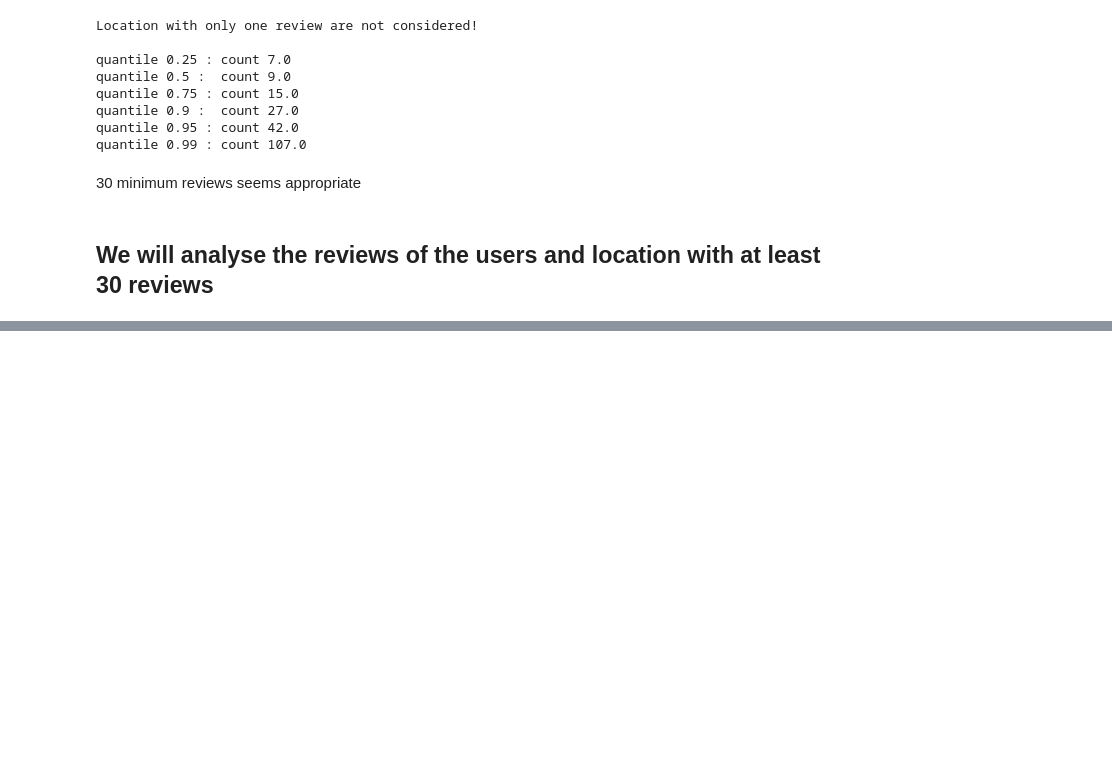
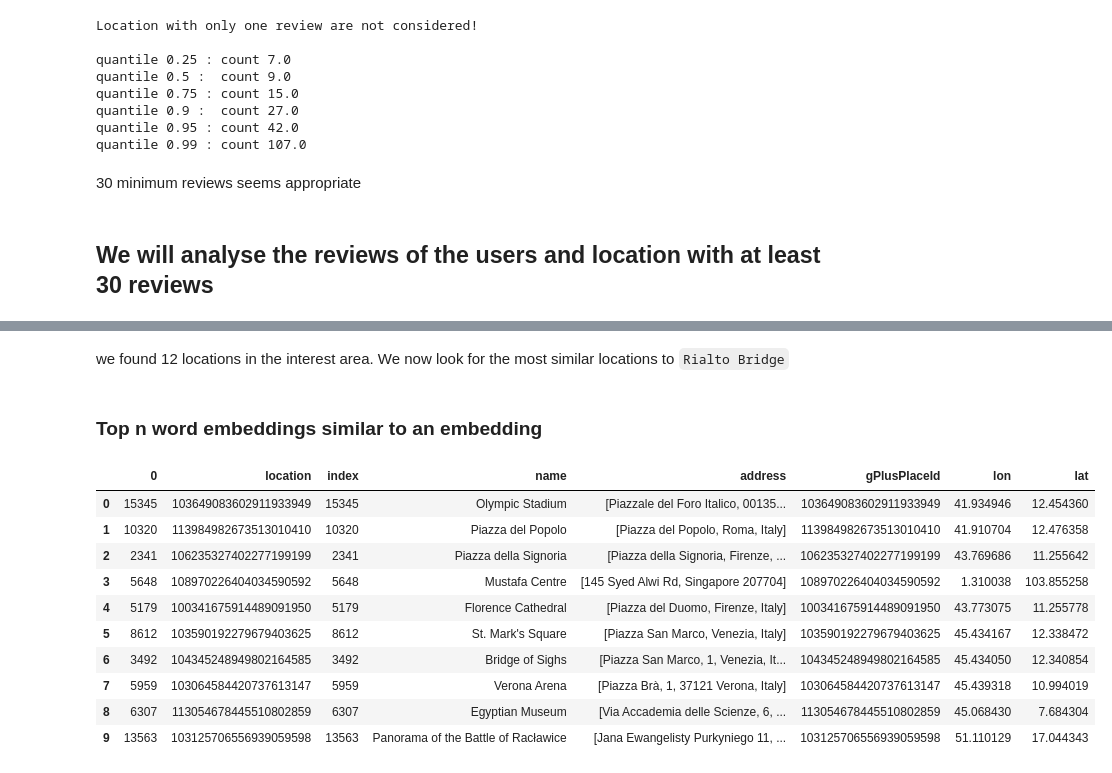
Before and after one commit to LorenzoBoccalon/Embeddings_Pytorch, a Jupyter notebook: exploratory_analysis.ipynb, the cells around one changed output, grey strips where cells are left out. Cells and saved outputs as stored; diff of their text form; code cells hidden in the pictures; blank space fills up the shorter version.

```diff
--- a/exploratory_analysis.ipynb
+++ b/exploratory_analysis.ipynb
@@ -180,0 +245,3 @@ quantile 0.99 : count 107.0
+# %%
+loc_fin = pd.merge(loc_map, loc, right_on='gPlusPlaceId', left_on='location')
+loc_fin
@@ -180,0 +298,27 @@ quantile 0.99 : count 107.0
+# %% [markdown]
+we found 12 locations in the interest area. We now look for the most similar locations to `Rialto Bridge`
+# %% [markdown]
+### Top n word embeddings similar to an embedding
+# %%
+def top_n(index, n=10):
+    from sklearn.metrics.pairwise import cosine_similarity
+    the_emb = emb.loc[index].values.reshape(1, -1)
+    pwc = cosine_similarity(the_emb, emb.values)
+    pwc = np.argsort(pwc[0])[::-1]
+    return pwc[1:n+1]
+
+rialto = pd.DataFrame(top_n(5249))
+pd.merge(rialto, loc_fin, left_on=0, right_on='index')
+# Top 10 places near Rialto Bridge according to the embeddings
+# %% [output]
+|  | 0 | location | index | name | address | gPlusPlaceId | lon | lat |
+| 0 | 15345 | 103649083602911933949 | 15345 | Olympic Stadium | [Piazzale del Foro Italico, 00135... | 103649083602911933949 | 41.934946 | 12.454360 |
+| 1 | 10320 | 113984982673513010410 | 10320 | Piazza del Popolo | [Piazza del Popolo, Roma, Italy] | 113984982673513010410 | 41.910704 | 12.476358 |
+| 2 | 2341 | 106235327402277199199 | 2341 | Piazza della Signoria | [Piazza della Signoria, Firenze, ... | 106235327402277199199 | 43.769686 | 11.255642 |
+| 3 | 5648 | 108970226404034590592 | 5648 | Mustafa Centre | [145 Syed Alwi Rd, Singapore 207704] | 108970226404034590592 | 1.310038 | 103.855258 |
+| 4 | 5179 | 100341675914489091950 | 5179 | Florence Cathedral | [Piazza del Duomo, Firenze, Italy] | 100341675914489091950 | 43.773075 | 11.255778 |
+| 5 | 8612 | 103590192279679403625 | 8612 | St. Mark's Square | [Piazza San Marco, Venezia, Italy] | 103590192279679403625 | 45.434167 | 12.338472 |
+| 6 | 3492 | 104345248949802164585 | 3492 | Bridge of Sighs | [Piazza San Marco, 1, Venezia, It... | 104345248949802164585 | 45.434050 | 12.340854 |
+| 7 | 5959 | 103064584420737613147 | 5959 | Verona Arena | [Piazza Brà, 1, 37121 Verona, Italy] | 103064584420737613147 | 45.439318 | 10.994019 |
+| 8 | 6307 | 113054678445510802859 | 6307 | Egyptian Museum | [Via Accademia delle Scienze, 6, ... | 113054678445510802859 | 45.068430 | 7.684304 |
+| 9 | 13563 | 103125706556939059598 | 13563 | Panorama of the Battle of Racławice | [Jana Ewangelisty Purkyniego 11, ... | 103125706556939059598 | 51.110129 | 17.044343 |
```
Also changed, not shown: parts of 10 cells of this notebook.
